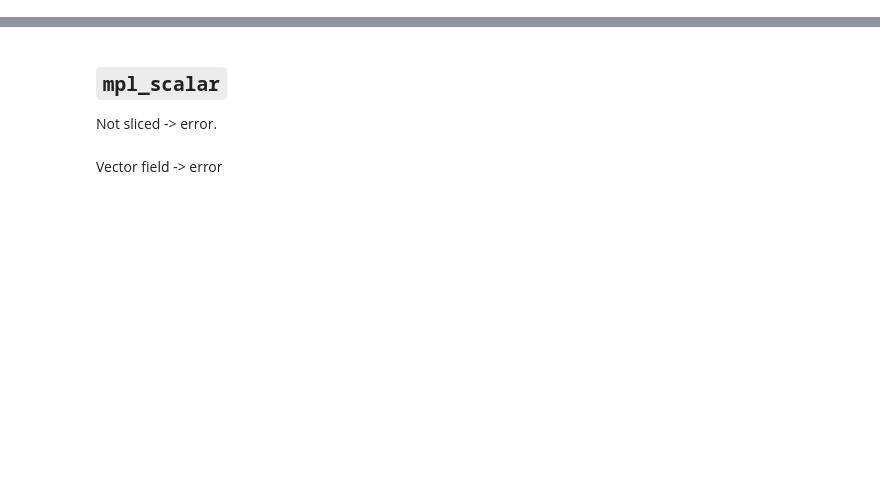
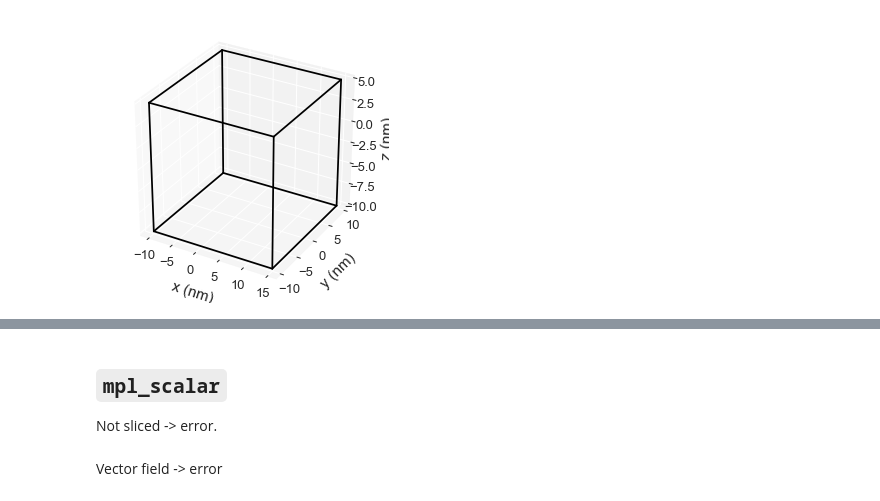
Before and after one commit to ubermag/discretisedfield, a Jupyter notebook: dev/mpl-plotting.ipynb, the cells around one changed output, grey strips where cells are left out. Saved outputs shown, nothing was run; the diff lists cells and outputs as text; code cells hidden in the pictures; blank space fills up the shorter version.

```diff
--- a/dev/mpl-plotting.ipynb
+++ b/dev/mpl-plotting.ipynb
@@ -17,0 +28,4 @@ field = df.Field(mesh, dim=3, value=value_fun, norm=1e6)
+# %%
+field.mesh.region.mpl(figsize=(5, 5), color='#000')
+# %% [output]
+[figure, added]
```
Also changed, not shown: parts of 51 cells of this notebook, 4 other files.
